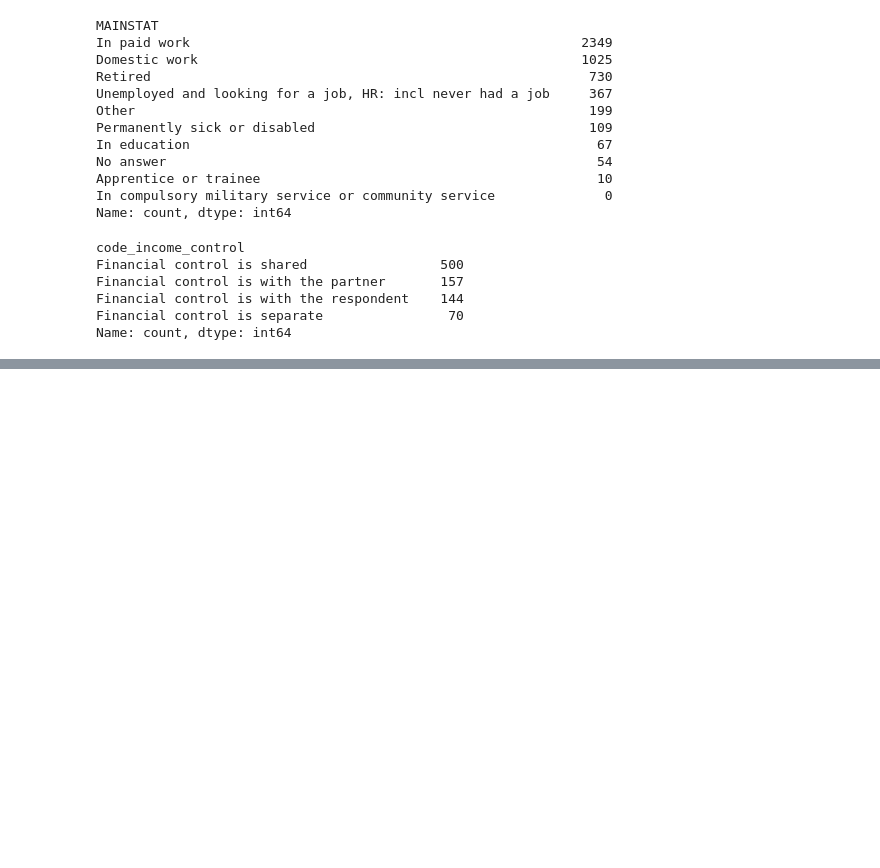
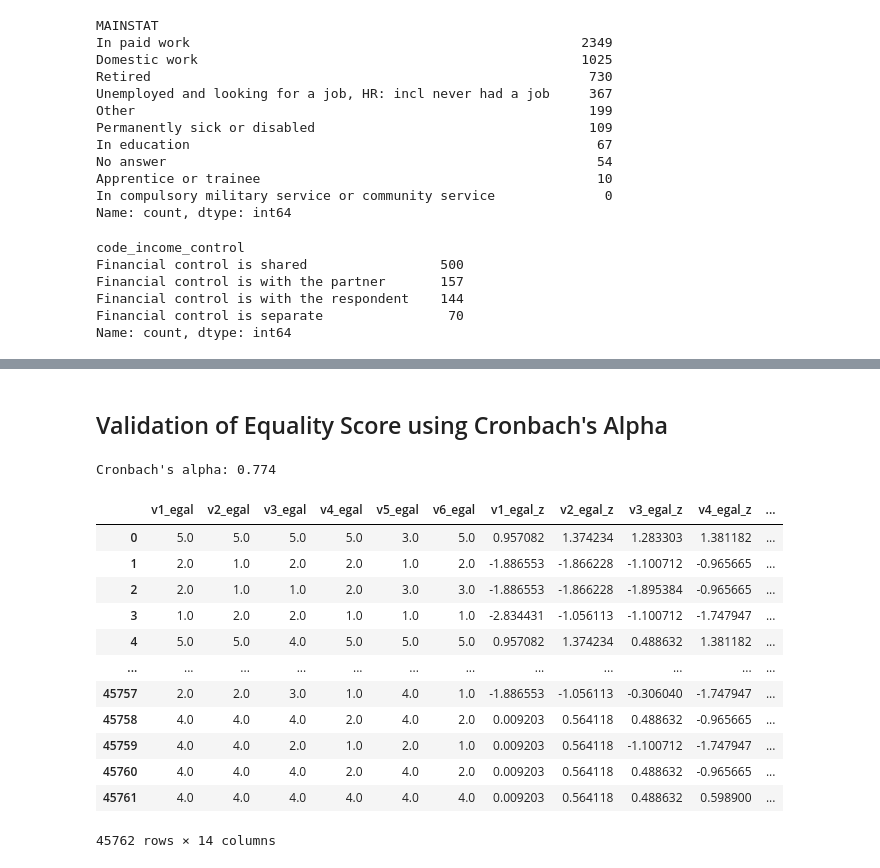
Before and after one commit to ashishpapanai/2025-02-ActionWords, a Jupyter notebook: notebooks/sidd.ipynb, the cells around one changed output, grey strips where cells are left out. Cells and saved outputs as stored; diff of their text form; code cells hidden in the pictures; blank space fills up the shorter version.

```diff
--- a/notebooks/sidd.ipynb
+++ b/notebooks/sidd.ipynb
@@ -1467,0 +606,46 @@ fig_f.show()
+# %%
+%%capture
+# Get ONLY the _egal columns (which are already numeric after add_numeric_and_egal_columns)
+df_2002_only_egal = df_2002_egal[[col for col in df_2002_egal.columns if col.endswith("_egal")]]
+df_2012_only_egal = df_2012_egal[[col for col in df_2012_egal.columns if col.endswith("_egal")]]
+df_2022_only_egal = df_2022_egal[[col for col in df_2022_egal.columns if col.endswith("_egal")]]
+
+# Now compute z-scores and mean
+dfs = [df_2002_only_egal, df_2012_only_egal, df_2022_only_egal]
+
+for df in dfs:
+    egal_cols = [col for col in df.columns if not col.endswith("_z")]  # exclude _z columns
+    z_items = []
+
+    for col in egal_cols:
+        z_col = col + "_z"
+        z_items.append(z_col)
+        # Convert to numeric first, just in case
+        df[z_col] = pd.to_numeric(df[col], errors='coerce')
+        df[z_col] = (df[z_col] - df[z_col].mean()) / df[z_col].std()
+
+    df["eg_score"] = df[z_items].mean(axis=1)
+# %% [markdown]
+## Validation of Equality Score using Cronbach's Alpha
+# %%
+import numpy as np
+import pandas as pd
+
+def cronbach_alpha(df_items):
+    # Force everything to numeric (categories/strings -> numbers; invalid -> NaN)
+    X = df_items.apply(pd.to_numeric, errors="coerce")
+
+    # Optionally drop rows with any missing (strict) OR keep pairwise via dropna:
+    X = X.dropna(axis=0, how="any")  # strict complete-case
+
+    k = X.shape[1]
+    item_variances = X.var(axis=0, ddof=1)
+    total_score = X.sum(axis=1)
+    total_variance = total_score.var(ddof=1)
+
+    return (k / (k - 1)) * (1 - item_variances.sum() / total_variance)
+
+alpha = cronbach_alpha(df_2022_egal[[col for col in df_2022_egal.columns if col.endswith("_egal")]])
+print(f"Cronbach's alpha: {alpha:.3f}")
+# %% [output]
+Cronbach's alpha: 0.774
@@ -1467,0 +662,16 @@ fig_f.show()
+# %%
+df_2022_only_egal
+# %% [output]
+|  | v1_egal | v2_egal | v3_egal | v4_egal | v5_egal | v6_egal | v1_egal_z | v2_egal_z | v3_egal_z | v4_egal_z | ... |
+| 0 | 5.0 | 5.0 | 5.0 | 5.0 | 3.0 | 5.0 | 0.957082 | 1.374234 | 1.283303 | 1.381182 | ... |
+| 1 | 2.0 | 1.0 | 2.0 | 2.0 | 1.0 | 2.0 | -1.886553 | -1.866228 | -1.100712 | -0.965665 | ... |
+| 2 | 2.0 | 1.0 | 1.0 | 2.0 | 3.0 | 3.0 | -1.886553 | -1.866228 | -1.895384 | -0.965665 | ... |
+| 3 | 1.0 | 2.0 | 2.0 | 1.0 | 1.0 | 1.0 | -2.834431 | -1.056113 | -1.100712 | -1.747947 | ... |
+| 4 | 5.0 | 5.0 | 4.0 | 5.0 | 5.0 | 5.0 | 0.957082 | 1.374234 | 0.488632 | 1.381182 | ... |
+| ... | ... | ... | ... | ... | ... | ... | ... | ... | ... | ... | ... |
+| 45757 | 2.0 | 2.0 | 3.0 | 1.0 | 4.0 | 1.0 | -1.886553 | -1.056113 | -0.306040 | -1.747947 | ... |
+| 45758 | 4.0 | 4.0 | 4.0 | 2.0 | 4.0 | 2.0 | 0.009203 | 0.564118 | 0.488632 | -0.965665 | ... |
+| 45759 | 4.0 | 4.0 | 2.0 | 1.0 | 2.0 | 1.0 | 0.009203 | 0.564118 | -1.100712 | -1.747947 | ... |
+| 45760 | 4.0 | 4.0 | 4.0 | 2.0 | 4.0 | 2.0 | 0.009203 | 0.564118 | 0.488632 | -0.965665 | ... |
+| 45761 | 4.0 | 4.0 | 4.0 | 4.0 | 4.0 | 4.0 | 0.009203 | 0.564118 | 0.488632 | 0.598900 | ... |
+45762 rows × 14 columns
```
Also changed, not shown: parts of 143 cells of this notebook, 5 other files.
